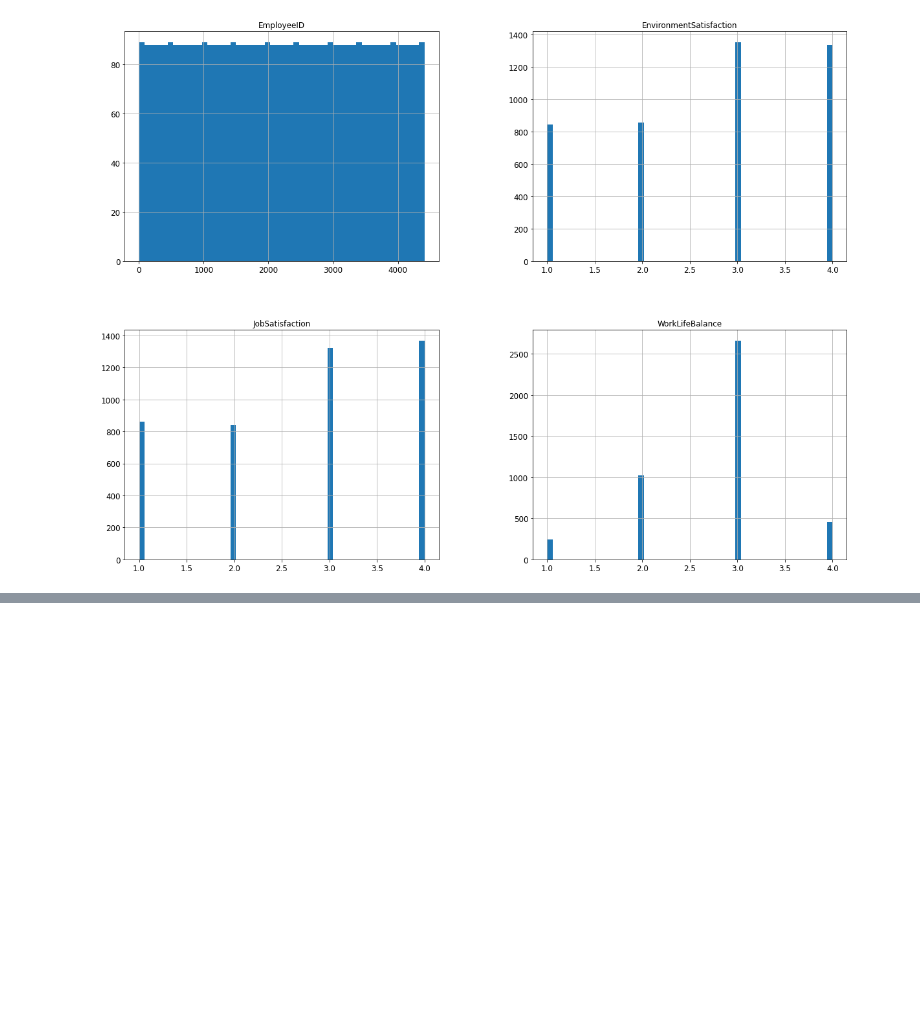
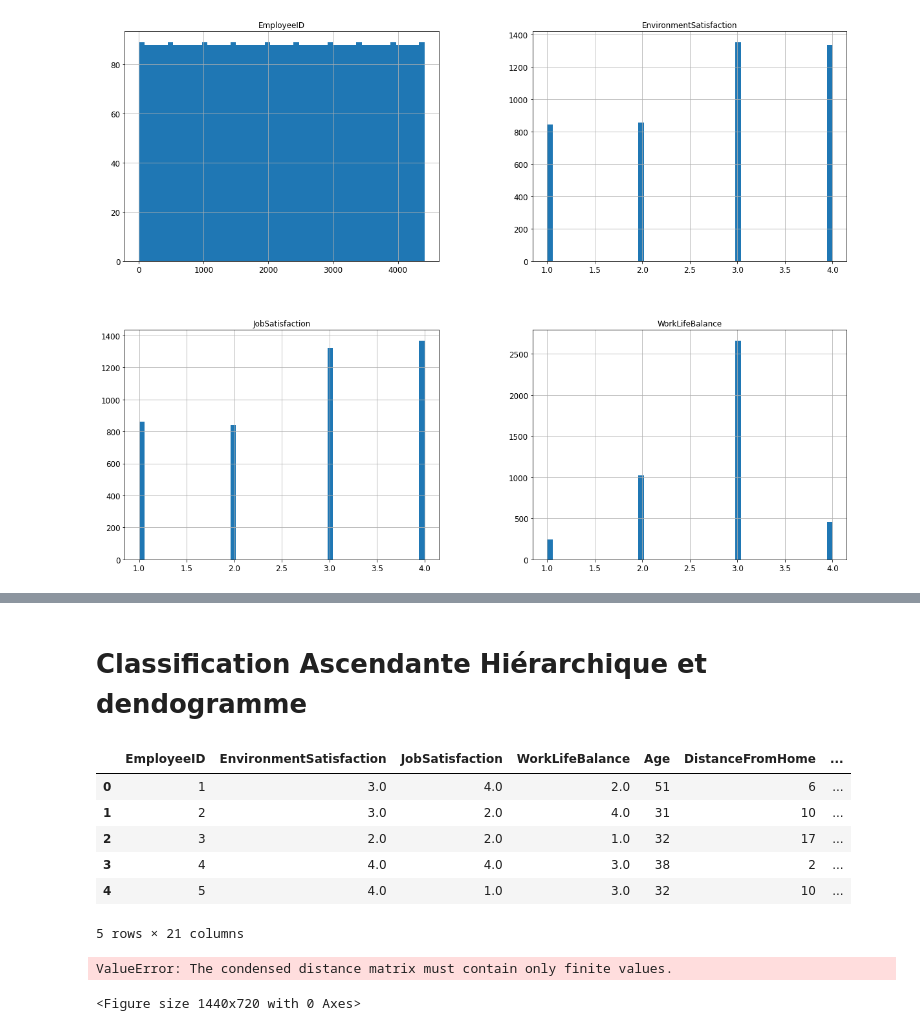
Before and after one commit to Bnder1/Projet-IA, a Jupyter notebook: Projet-IA.ipynb, the cells around one changed output, grey strips where cells are left out. Saved outputs shown, nothing was run; the diff lists cells and outputs as text; code cells hidden in the pictures; blank space fills up the shorter version.

```diff
--- a/Projet-IA.ipynb
+++ b/Projet-IA.ipynb
@@ -152,0 +216,5 @@ memory usage: 137.9 KB
+# %%
+merge= employee.merge( general, on='EmployeeID')
+merge2 = merge.merge(manager, on='EmployeeID')
+#merge2.head()
+merge2.info()
@@ -152,0 +239,34 @@ memory usage: 137.9 KB
+# %% [markdown]
+# Classification Ascendante Hiérarchique et dendogramme
+# %%
+#Transforme le Booléen en lettre avec des 0/1
+#faire dendogramme
+
+from scipy.cluster.hierarchy import dendrogram, linkage
+from sklearn.cluster import AgglomerativeClustering
+
+X = merge2.copy() # A new copy of data set
+X.drop("BusinessTravel", axis=1, inplace=True) # Not numerical
+X.drop("Department", axis=1, inplace=True) # Missing values
+X.drop("Attrition", axis=1, inplace=True)
+X.drop("Gender", axis=1, inplace=True)
+X.drop("EducationField", axis=1, inplace=True)
+X.drop("JobRole", axis=1, inplace=True)
+X.drop("Over18", axis=1, inplace=True)
+X.drop("MaritalStatus", axis=1, inplace=True)
+X.head()
+# %% [output]
+|  | EmployeeID | EnvironmentSatisfaction | JobSatisfaction | WorkLifeBalance | Age | DistanceFromHome | ... |
+| 0 | 1 | 3.0 | 4.0 | 2.0 | 51 | 6 | ... |
+| 1 | 2 | 3.0 | 2.0 | 4.0 | 31 | 10 | ... |
+| 2 | 3 | 2.0 | 2.0 | 1.0 | 32 | 17 | ... |
+| 3 | 4 | 4.0 | 4.0 | 3.0 | 38 | 2 | ... |
+| 4 | 5 | 4.0 | 1.0 | 3.0 | 32 | 10 | ... |
+5 rows × 21 columns
+# %%
+plt.figure(figsize=(20, 10))
+dendrogram(linkage(X, method='ward'), orientation='top', distance_sort='descending', show_leaf_counts=True)
+plt.show()
+# %% [output]
+ValueError: The condensed distance matrix must contain only finite values.
+<Figure size 1440x720 with 0 Axes>
```
Also changed, not shown: parts of 9 cells of this notebook, 2 other files.
